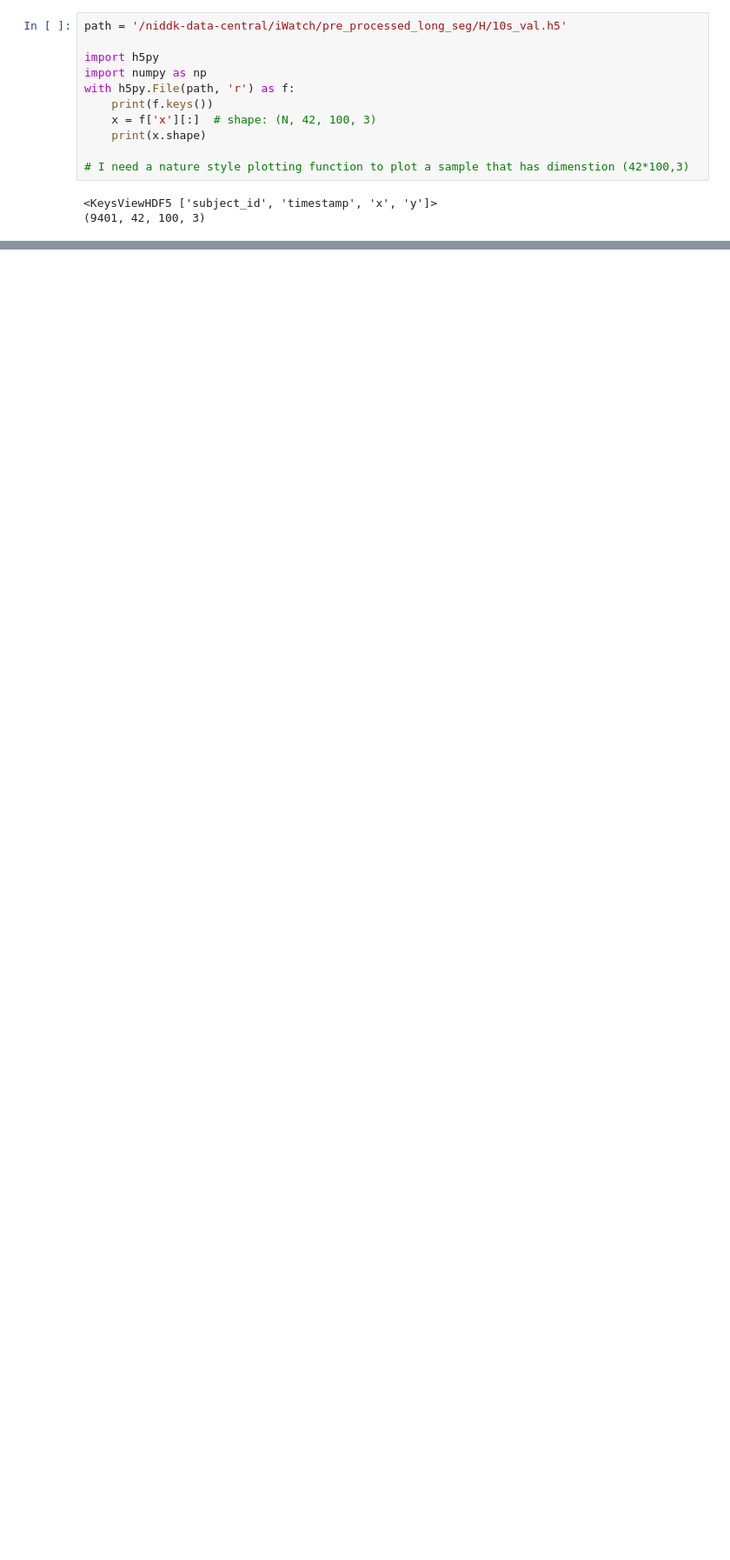
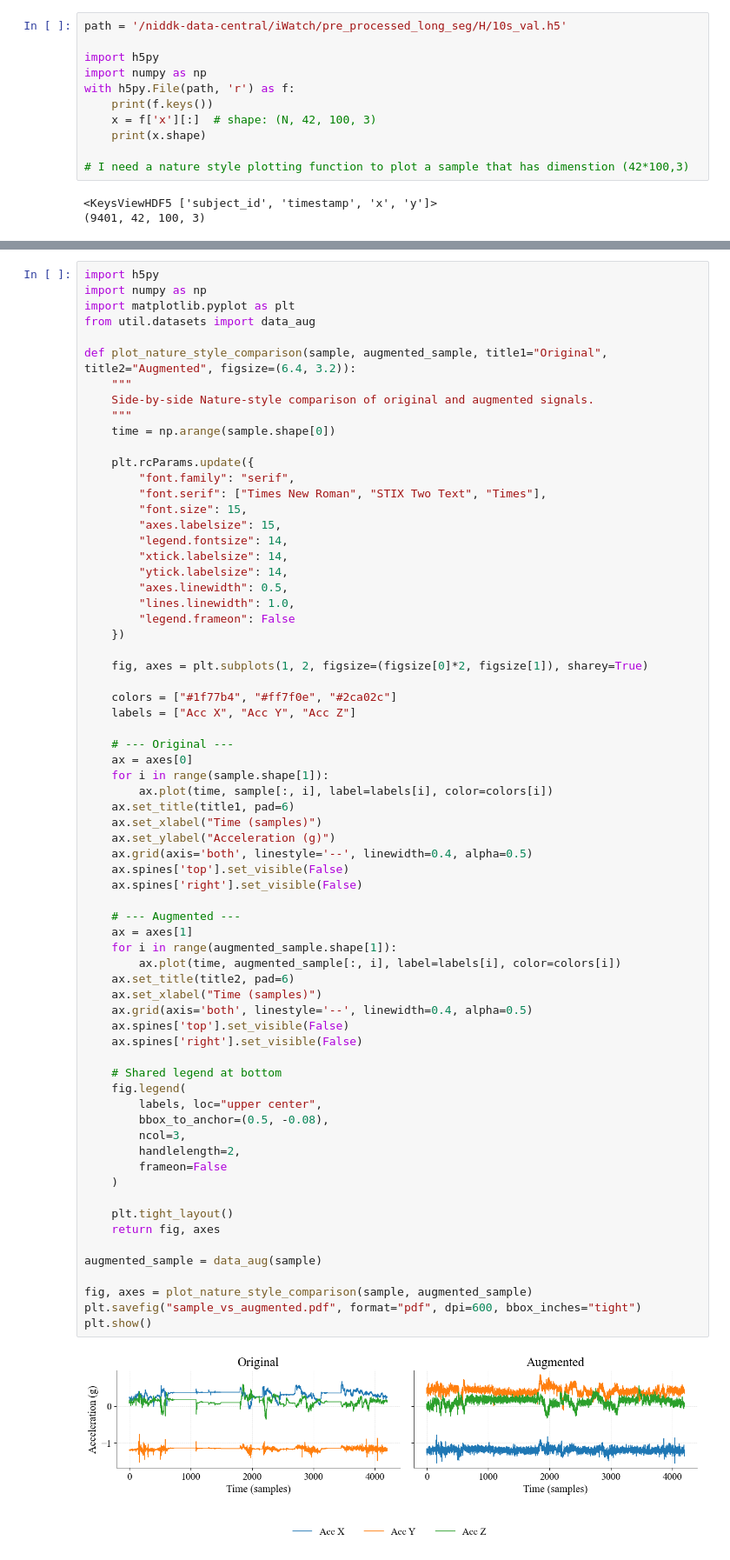
Before and after one commit to yuc0805/DeepPostures_MAE, a Jupyter notebook: MoCA/submit_figure.ipynb, the cells around one changed output, grey strips where cells are left out. Shown at 87% size. Drawn from its saved outputs; the diff is of its cells as text; blank space fills up the shorter version.

```diff
--- a/MoCA/submit_figure.ipynb
+++ b/MoCA/submit_figure.ipynb
@@ -898,0 +912,70 @@ findfont: Generic family 'serif' not found because none of the following familie
+# %%
+import h5py
+import numpy as np
+import matplotlib.pyplot as plt
+from util.datasets import data_aug
+
+def plot_nature_style_comparison(sample, augmented_sample, title1="Original", title2="Augmented", figsize=(6.4, 3.2)):
+    """
+    Side-by-side Nature-style comparison of original and augmented signals.
+    """
+    time = np.arange(sample.shape[0])
+
+    plt.rcParams.update({
+        "font.family": "serif",
+        "font.serif": ["Times New Roman", "STIX Two Text", "Times"],
+        "font.size": 15,
+        "axes.labelsize": 15,
+        "legend.fontsize": 14,
+        "xtick.labelsize": 14,
+        "ytick.labelsize": 14,
+        "axes.linewidth": 0.5,
+        "lines.linewidth": 1.0,
+        "legend.frameon": False
+    })
+
+    fig, axes = plt.subplots(1, 2, figsize=(figsize[0]*2, figsize[1]), sharey=True)
+
+    colors = ["#1f77b4", "#ff7f0e", "#2ca02c"]
+    labels = ["Acc X", "Acc Y", "Acc Z"]
+
+    # --- Original ---
+    ax = axes[0]
+    for i in range(sample.shape[1]):
+        ax.plot(time, sample[:, i], label=labels[i], color=colors[i])
+    ax.set_title(title1, pad=6)
+    ax.set_xlabel("Time (samples)")
+    ax.set_ylabel("Acceleration (g)")
+    ax.grid(axis='both', linestyle='--', linewidth=0.4, alpha=0.5)
+    ax.spines['top'].set_visible(False)
+    ax.spines['right'].set_visible(False)
+
+    # --- Augmented ---
+    ax = axes[1]
+    for i in range(augmented_sample.shape[1]):
+        ax.plot(time, augmented_sample[:, i], label=labels[i], color=colors[i])
+    ax.set_title(title2, pad=6)
+    ax.set_xlabel("Time (samples)")
+    ax.grid(axis='both', linestyle='--', linewidth=0.4, alpha=0.5)
+    ax.spines['top'].set_visible(False)
+    ax.spines['right'].set_visible(False)
+
+    # Shared legend at bottom
+    fig.legend(
+        labels, loc="upper center",
+        bbox_to_anchor=(0.5, -0.08),
+        ncol=3,
+        handlelength=2,
+        frameon=False
+    )
+
+    plt.tight_layout()
+    return fig, axes
+
+augmented_sample = data_aug(sample)
+
+fig, axes = plot_nature_style_comparison(sample, augmented_sample)
+plt.savefig("sample_vs_augmented.pdf", format="pdf", dpi=600, bbox_inches="tight")
+plt.show()
+# %% [output]
+[figure, added]
```
Also changed, not shown: parts of 8 cells of this notebook, 2 other files.
